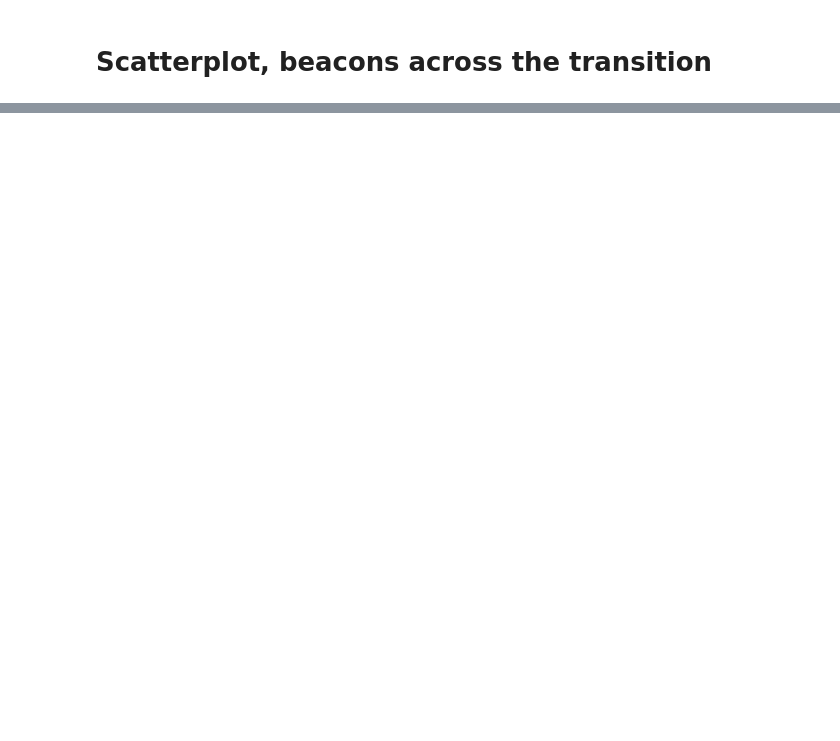
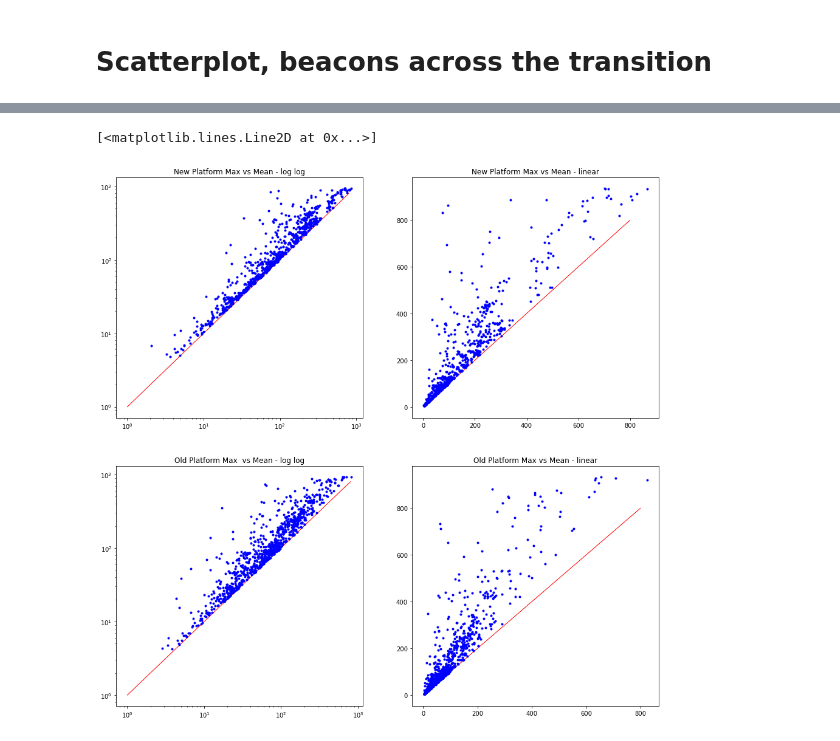
Before and after one commit to m-lab/analysis, a Jupyter notebook: inspector/plottools/Beacon Across Transition Scatter Plot.ipynb, the cells around one changed output, grey strips where cells are left out. Saved outputs shown, nothing was run; the diff lists cells and outputs as text; code cells hidden in the pictures; blank space fills up the shorter version.

```diff
--- a/inspector/plottools/Beacon Across Transition Scatter Plot.ipynb
+++ b/inspector/plottools/Beacon Across Transition Scatter Plot.ipynb
@@ -82,0 +89,22 @@ plt.show()
+# %%
+# Max vs mean for each
+plt.rcParams['figure.figsize'] = [16, 16]
+cur = plt.subplot(2, 2, 1)
+plt.title('New Platform Max vs Mean - log log')
+plt.loglog([1,800],[1,800], linewidth=1, color='r')
+plt.loglog(NDT5meanTput, NDT5maxTput, color='b', marker='.', linewidth=0)
+cur = plt.subplot(2, 2, 2)
+plt.title('New Platform Max vs Mean - linear')
+plt.plot([0,800],[0,800], linewidth=1, color='r')
+plt.plot(NDT5meanTput,NDT5maxTput, color='b', marker='.', linewidth=0)
+cur = plt.subplot(2, 2, 3)
+plt.title('Old Platform Max  vs Mean - log log')
+plt.loglog([1,800],[1,800], linewidth=1, color='r')
+plt.loglog(legacyMeanTput, legacyMaxTput, color='b', marker='.', linewidth=0)
+cur = plt.subplot(2, 2, 4)
+plt.title('Old Platform Max vs Mean - linear')
+plt.plot([0,800],[0,800], linewidth=1, color='r')
+plt.plot(legacyMeanTput, legacyMaxTput, color='b', marker='.', linewidth=0)
+# %% [output]
+[<matplotlib.lines.Line2D at 0x...>]
+[figure, added]
```
Also changed, not shown: parts of 4 cells of this notebook, 6 other files.
